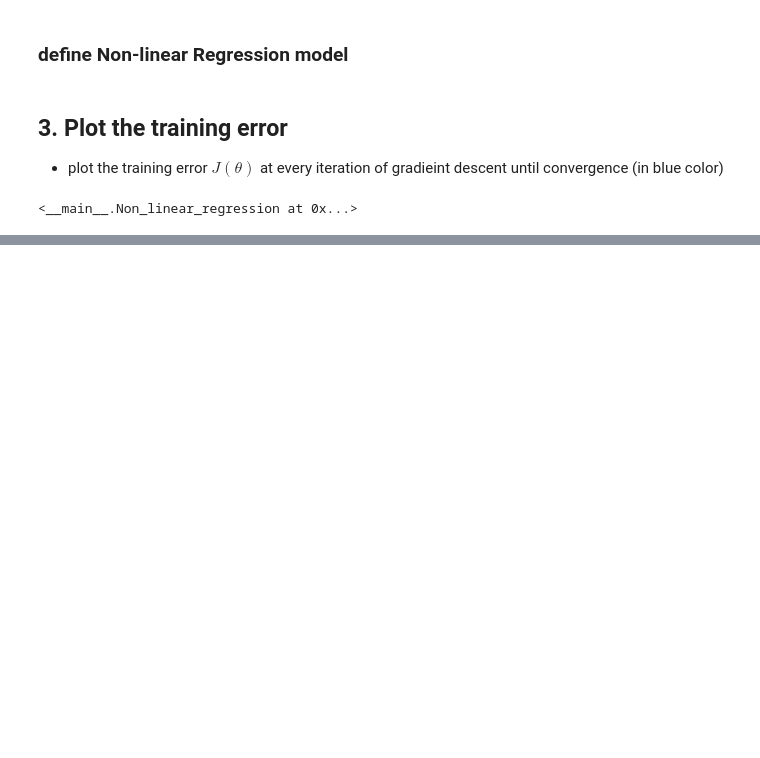
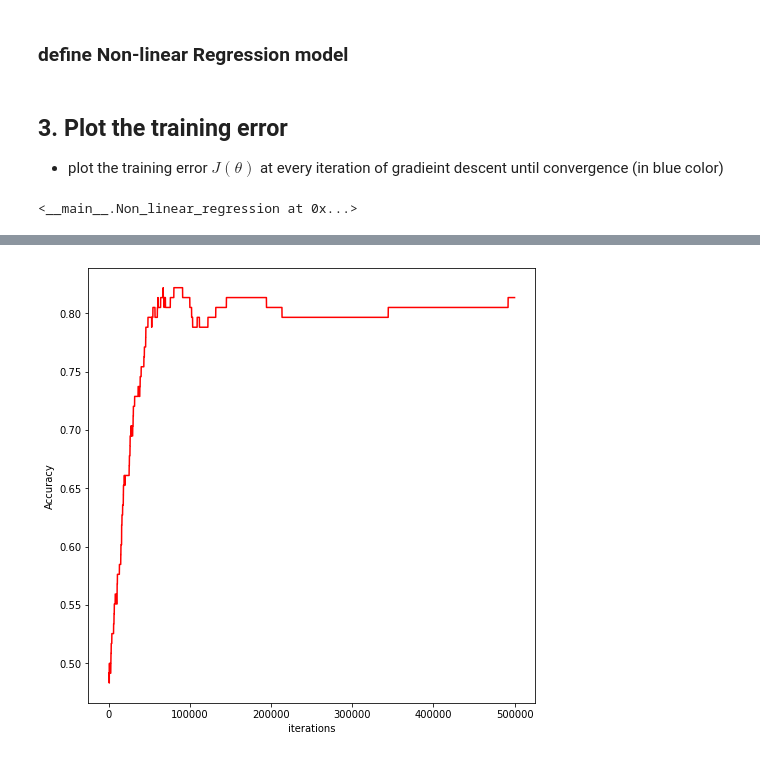
Before and after one commit to SooonChang/MIMP, a Jupyter notebook: Assignment06/Assignment06.ipynb, the cells around one changed output, grey strips where cells are left out. Saved outputs shown, nothing was run; the diff lists cells and outputs as text; code cells hidden in the pictures; blank space fills up the shorter version.

```diff
--- a/Assignment06/Assignment06.ipynb
+++ b/Assignment06/Assignment06.ipynb
@@ -172,0 +183,8 @@ plt.show()
+# %%
+plt.figure(figsize=(8,8))
+plt.xlabel("iterations")
+plt.ylabel("Accuracy")
+plt.plot(iteration,accuracy, c = 'r')
+plt.show()
+# %% [output]
+[figure, added]
```
Also changed, not shown: parts of 5 cells of this notebook.
